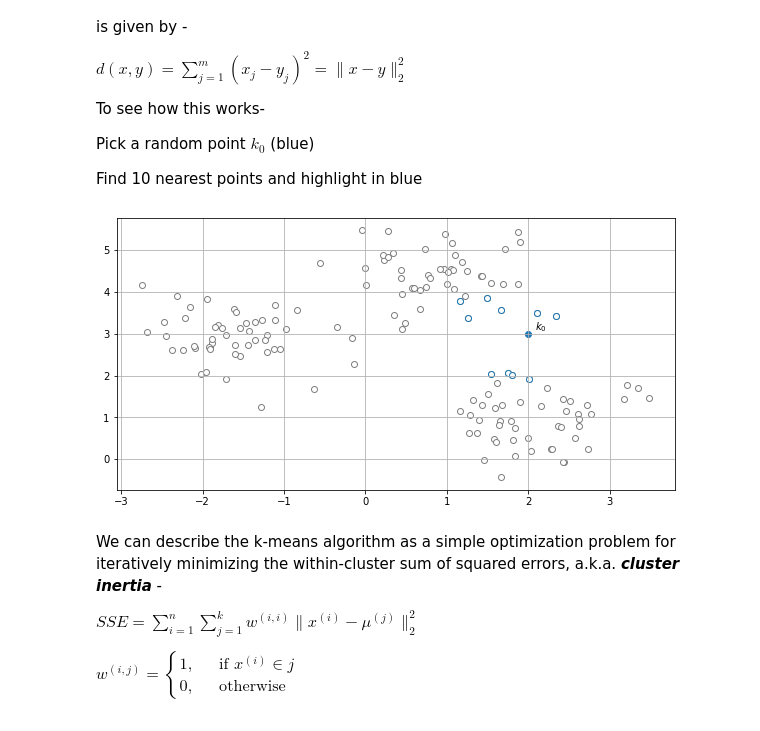
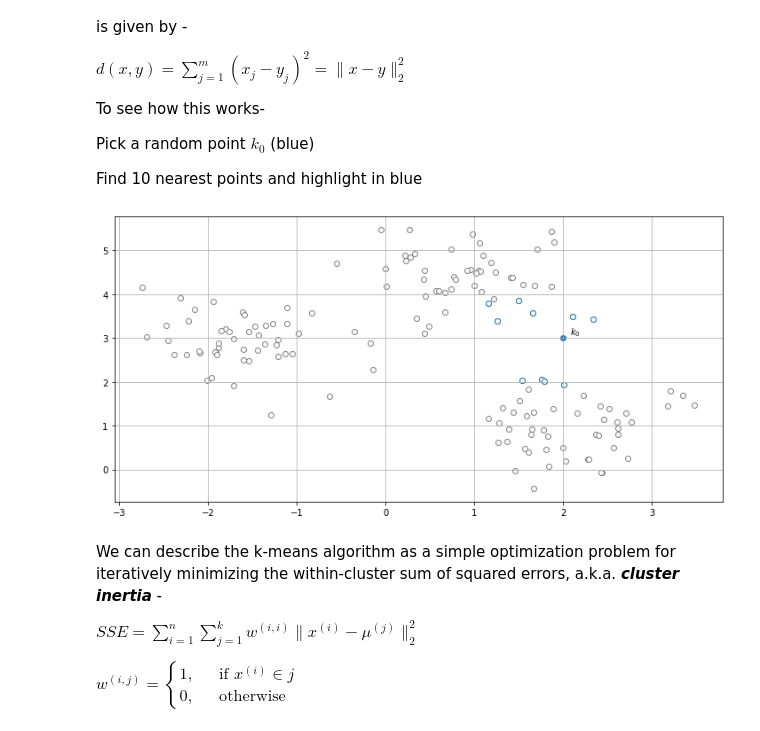
Before and after one commit to vinayshanbhag/math, a Jupyter notebook: K_means.ipynb, the cells around one changed output. Saved outputs shown, nothing was run; the diff lists cells and outputs as text; code cells hidden in the pictures.

```diff
--- a/K_means.ipynb
+++ b/K_means.ipynb
@@ -19,6 +19,7 @@ import numpy as np
 from sklearn.datasets import make_blobs
 import matplotlib.pyplot as plt
 import seaborn as sns
+colors = plt.rcParams['axes.prop_cycle'].by_key()['color']
 %matplotlib inline
 # %% [markdown]
 Create example dataset with 150 randomly generated points, roughly grouped into 3 regions
@@ -70,16 +72,17 @@ Find 10 nearest points and highlight in blue
 # %%
 k0 = np.array([2,3])
 offset = (X.max()-X.min())/100
 dist = np.linalg.norm(X-k0, axis=1)
 plt.figure(figsize=(10,5));
 plt.scatter(k0[0],k0[1],color='tab:blue');
 plt.text(k0[0]+offset,k0[1]+offset,r"$k_0$")
 nearest10 = X[np.argsort(dist)[:10]]
 plt.scatter(X[:,0],X[:,1],color='white',marker='o',edgecolor='tab:gray');
 plt.scatter(nearest10[:,0],nearest10[:,1],color='white',marker='o',edgecolor='tab:blue');
 plt.grid();
+plt.tight_layout();
 # %% [output]
-[figure, old version]
+[figure, new version]
 # %% [markdown]
 We can describe the k-means algorithm as a simple optimization problem for iteratively minimizing the within-cluster sum of squared errors, a.k.a. ***cluster inertia*** -
 
```
Also changed, not shown: parts of 8 cells of this notebook.
